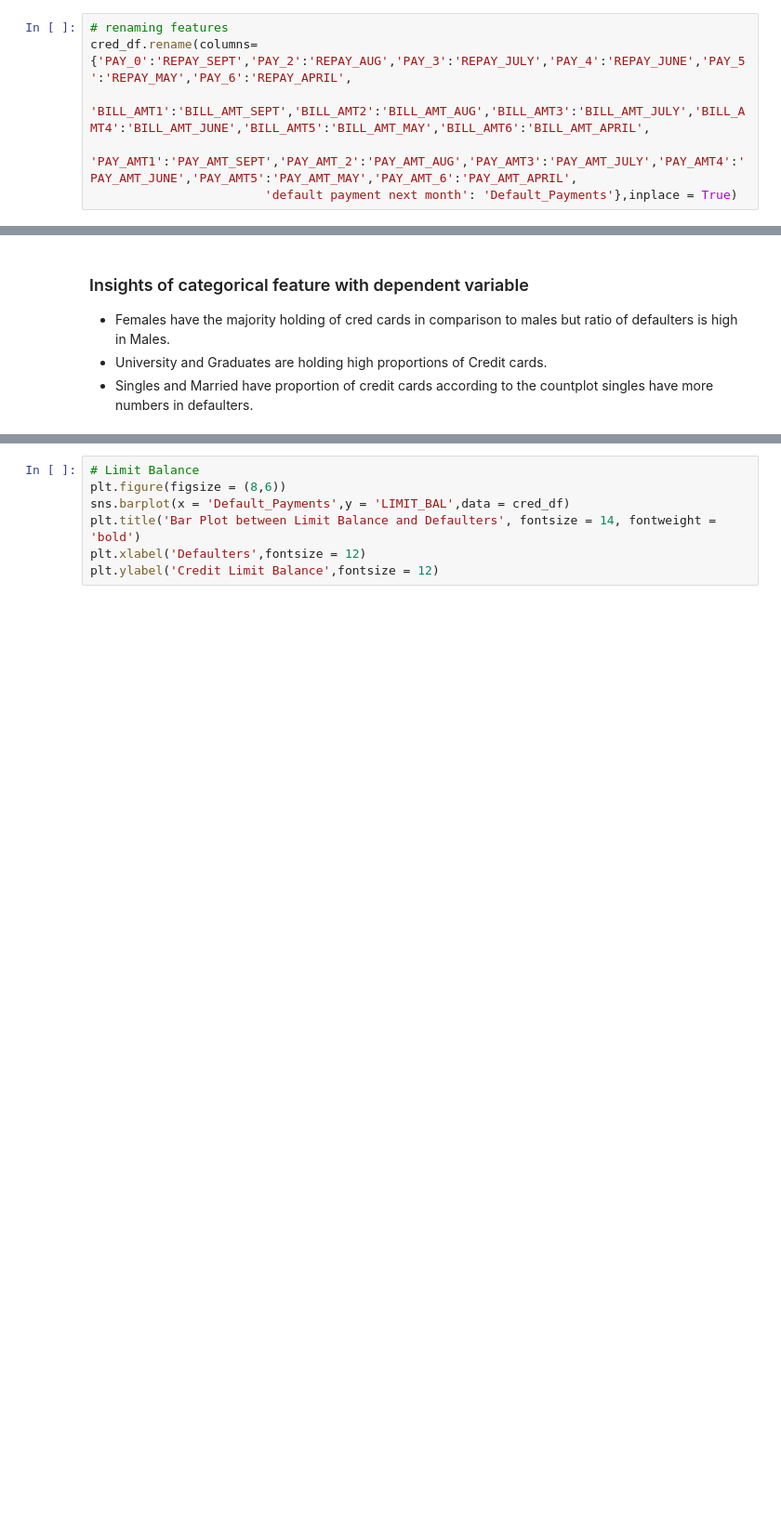
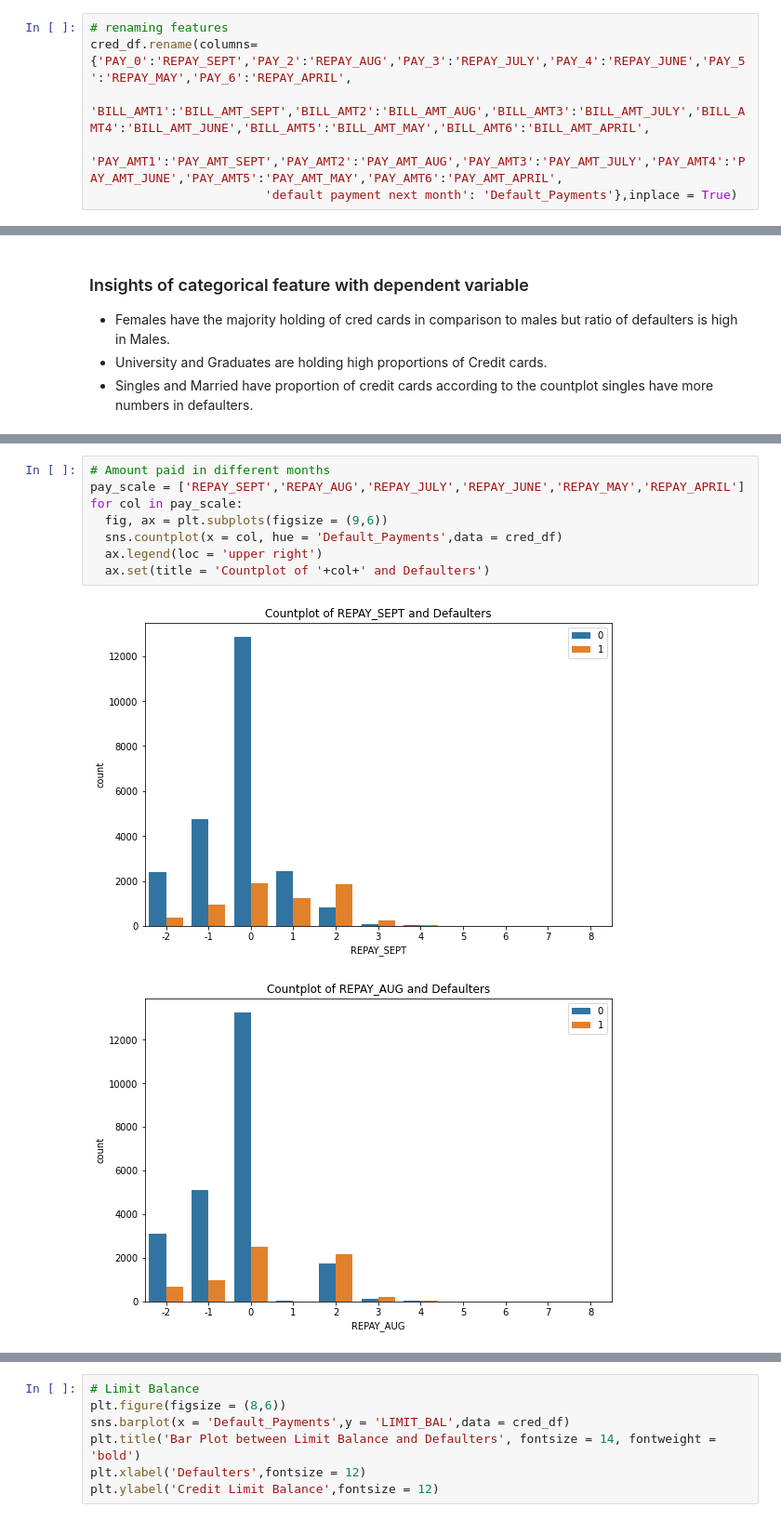
Before and after one commit to Mdanish2020/Credit_card_default_prediction, a Jupyter notebook: ML_Capstone(Classification)Credit_Card_Default_Prediction.ipynb, the cells around one changed output, grey strips where cells are left out. Shown: that part at 93% size. Cells and saved outputs as stored; diff of their text form; blank space fills up the shorter version.

```diff
--- a/ML_Capstone(Classification)Credit_Card_Default_Prediction.ipynb
+++ b/ML_Capstone(Classification)Credit_Card_Default_Prediction.ipynb
@@ -145,7 +145,7 @@ We have been provided with 6 months credit card transaction history along with t
 # renaming features
 cred_df.rename(columns={'PAY_0':'REPAY_SEPT','PAY_2':'REPAY_AUG','PAY_3':'REPAY_JULY','PAY_4':'REPAY_JUNE','PAY_5':'REPAY_MAY','PAY_6':'REPAY_APRIL',
                         'BILL_AMT1':'BILL_AMT_SEPT','BILL_AMT2':'BILL_AMT_AUG','BILL_AMT3':'BILL_AMT_JULY','BILL_AMT4':'BILL_AMT_JUNE','BILL_AMT5':'BILL_AMT_MAY','BILL_AMT6':'BILL_AMT_APRIL',
-                        'PAY_AMT1':'PAY_AMT_SEPT','PAY_AMT_2':'PAY_AMT_AUG','PAY_AMT3':'PAY_AMT_JULY','PAY_AMT4':'PAY_AMT_JUNE','PAY_AMT5':'PAY_AMT_MAY','PAY_AMT_6':'PAY_AMT_APRIL',
+                        'PAY_AMT1':'PAY_AMT_SEPT','PAY_AMT2':'PAY_AMT_AUG','PAY_AMT3':'PAY_AMT_JULY','PAY_AMT4':'PAY_AMT_JUNE','PAY_AMT5':'PAY_AMT_MAY','PAY_AMT6':'PAY_AMT_APRIL',
                         'default payment next month': 'Default_Payments'},inplace = True)
 # %%
 cred_df.head(3)
@@ -286,0 +290,11 @@ for col in categorical_features:
+# %%
+# Amount paid in different months
+pay_scale = ['REPAY_SEPT','REPAY_AUG','REPAY_JULY','REPAY_JUNE','REPAY_MAY','REPAY_APRIL']
+for col in pay_scale:
+  fig, ax = plt.subplots(figsize = (9,6))
+  sns.countplot(x = col, hue = 'Default_Payments',data = cred_df)
+  ax.legend(loc = 'upper right')
+  ax.set(title = 'Countplot of '+col+' and Defaulters')
+# %% [output]
+[figure, added]
+[figure, added]
```
Also changed, not shown: parts of 12 cells of this notebook.
